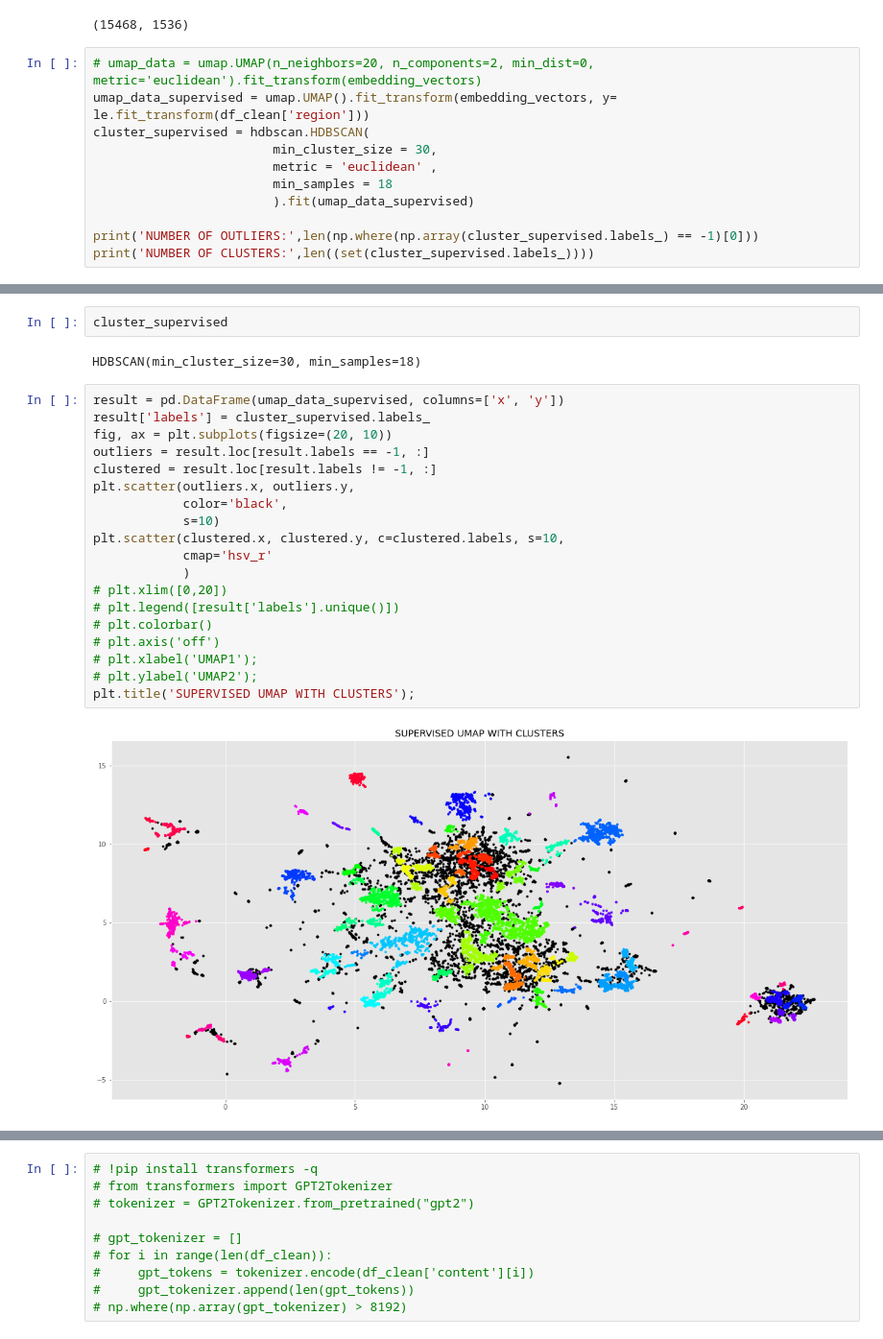
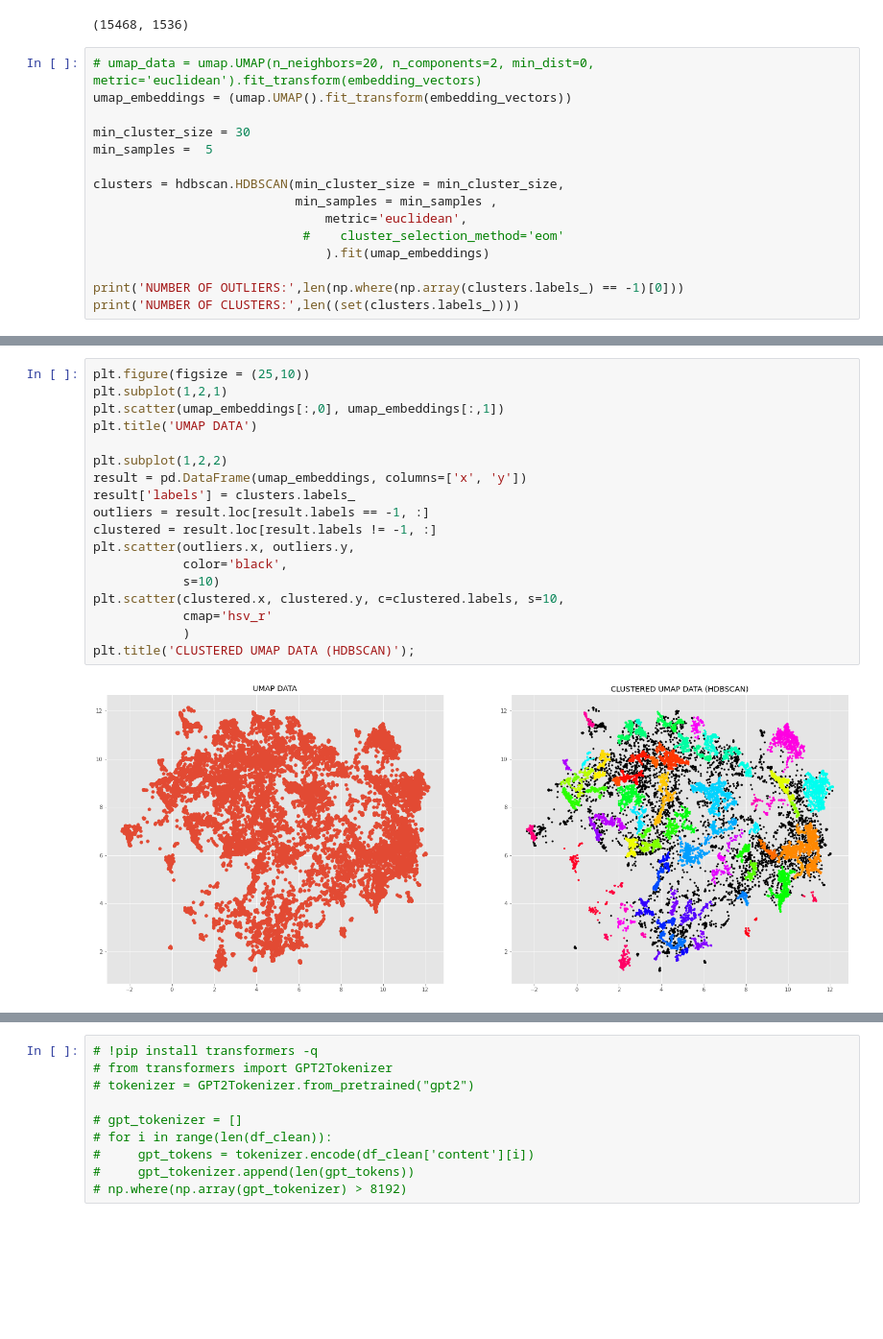
Before and after one commit to malinphy/e_repo, a Jupyter notebook: bbc_data_EDA.ipynb, the cells around one changed output, grey strips where cells are left out. Shown: that part at 96% size. Drawn from its saved outputs; the diff is of its cells as text; blank space fills up the shorter version.

```diff
--- a/bbc_data_EDA.ipynb
+++ b/bbc_data_EDA.ipynb
@@ -201,13 +201,17 @@ print((embedding_vectors).shape)
 (15468, 1536)
 # %%
 # umap_data = umap.UMAP(n_neighbors=20, n_components=2, min_dist=0, metric='euclidean').fit_transform(embedding_vectors)
-umap_data_supervised = umap.UMAP().fit_transform(embedding_vectors, y= le.fit_transform(df_clean['region']))
-cluster_supervised = hdbscan.HDBSCAN(
-                        min_cluster_size = 30,
-                        metric = 'euclidean' ,
-                        min_samples = 18
-                        ).fit(umap_data_supervised)
+umap_embeddings = (umap.UMAP().fit_transform(embedding_vectors))
 
-print('NUMBER OF OUTLIERS:',len(np.where(np.array(cluster_supervised.labels_) == -1)[0]))
-print('NUMBER OF CLUSTERS:',len((set(cluster_supervised.labels_))))
+min_cluster_size = 30
+min_samples =  5
+
+clusters = hdbscan.HDBSCAN(min_cluster_size = min_cluster_size,
+                           min_samples = min_samples ,
+                               metric='euclidean',
+                            #    cluster_selection_method='eom'
+                               ).fit(umap_embeddings)
+
+print('NUMBER OF OUTLIERS:',len(np.where(np.array(clusters.labels_) == -1)[0]))
+print('NUMBER OF CLUSTERS:',len((set(clusters.labels_))))
 # %% [output]
@@ -222,25 +220,20 @@ plt.title('SUPERVISED UMAP');
-# %%
-cluster_supervised
-# %% [output]
-HDBSCAN(min_cluster_size=30, min_samples=18)
 # %%
-result = pd.DataFrame(umap_data_supervised, columns=['x', 'y'])
-result['labels'] = cluster_supervised.labels_
-fig, ax = plt.subplots(figsize=(20, 10))
+plt.figure(figsize = (25,10))
+plt.subplot(1,2,1)
+plt.scatter(umap_embeddings[:,0], umap_embeddings[:,1])
+plt.title('UMAP DATA')
+
+plt.subplot(1,2,2)
+result = pd.DataFrame(umap_embeddings, columns=['x', 'y'])
+result['labels'] = clusters.labels_
 outliers = result.loc[result.labels == -1, :]
 clustered = result.loc[result.labels != -1, :]
 plt.scatter(outliers.x, outliers.y,
             color='black',
             s=10)
 plt.scatter(clustered.x, clustered.y, c=clustered.labels, s=10,
             cmap='hsv_r'
             )
-# plt.xlim([0,20])
-# plt.legend([result['labels'].unique()])
-# plt.colorbar()
-# plt.axis('off')
-# plt.xlabel('UMAP1');
-# plt.ylabel('UMAP2');
-plt.title('SUPERVISED UMAP WITH CLUSTERS');
+plt.title('CLUSTERED UMAP DATA (HDBSCAN)');
 # %% [output]
-[figure, old version]
+[figure, new version]
```
Also changed, not shown: parts of 8 cells of this notebook.
